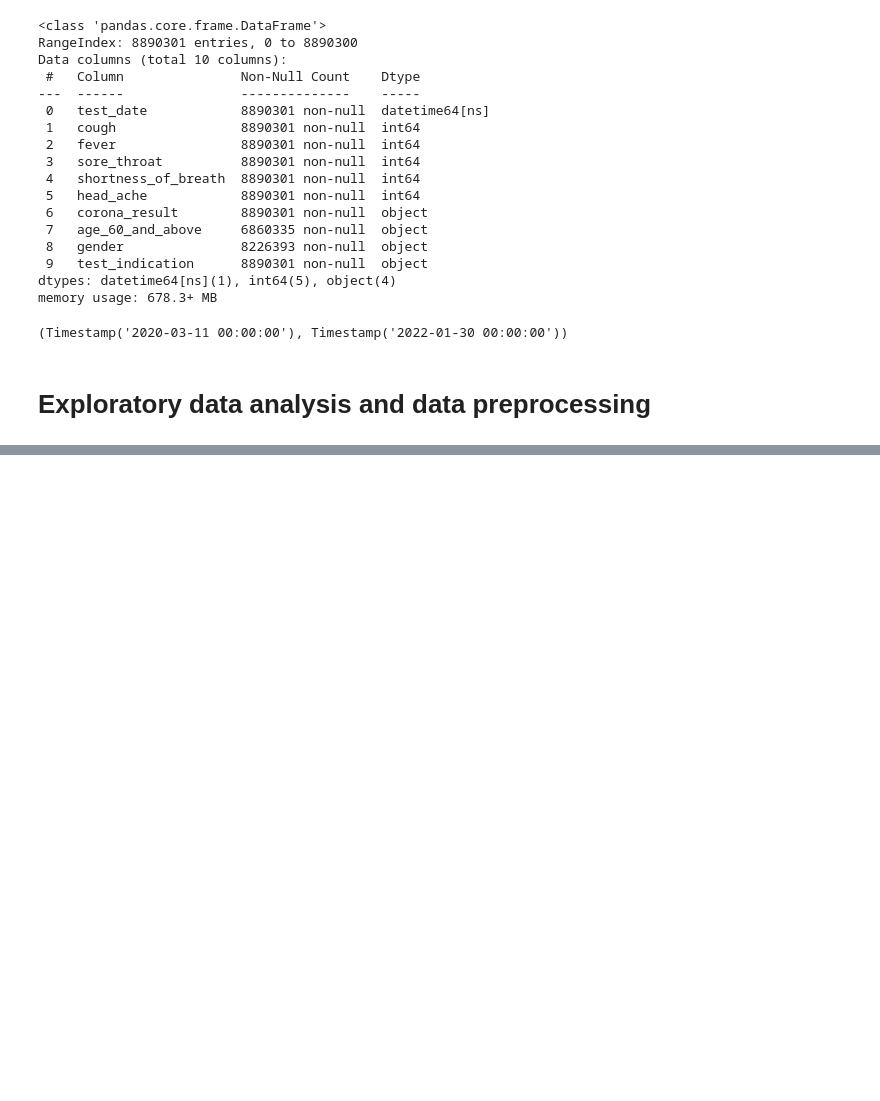
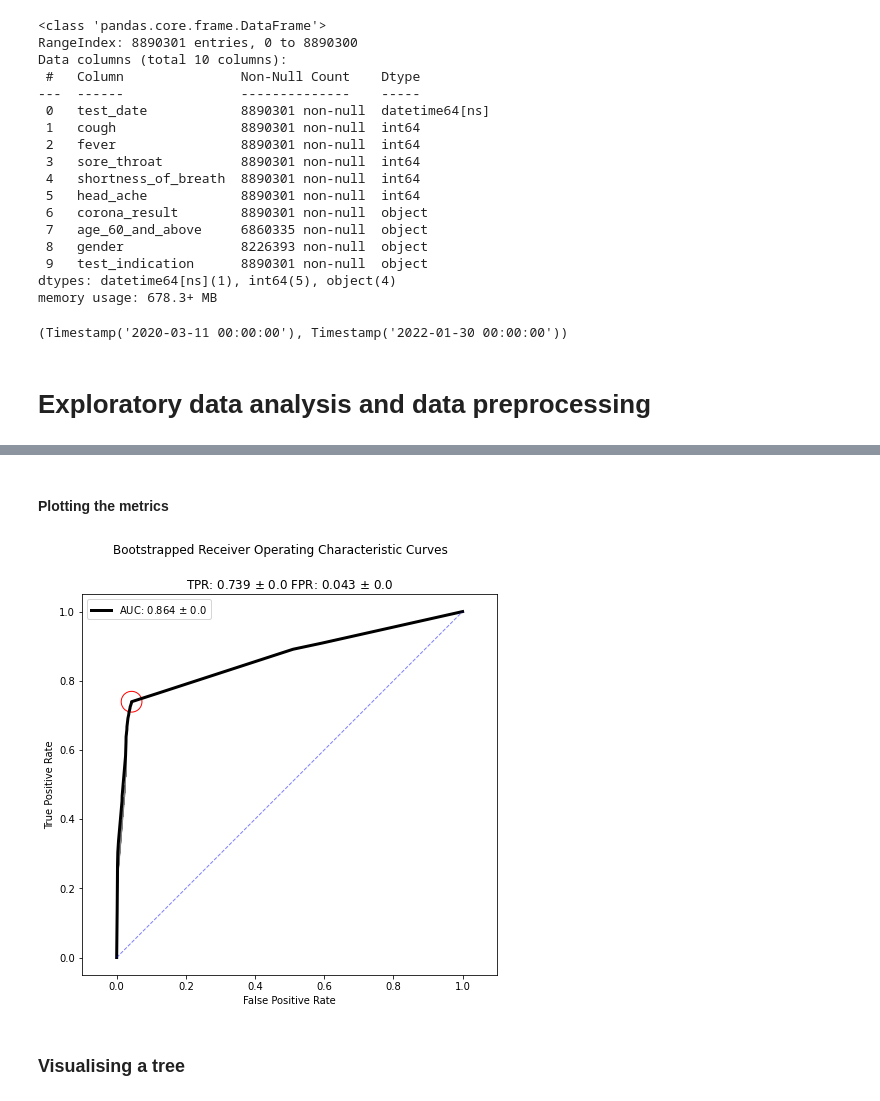
Before and after one commit to ct746/covidpred, a Jupyter notebook: notebooks/chris_hackathon.ipynb, the cells around one changed output, grey strips where cells are left out. Saved outputs shown, nothing was run; the diff lists cells and outputs as text; code cells hidden in the pictures; blank space fills up the shorter version.

```diff
--- a/notebooks/chris_hackathon.ipynb
+++ b/notebooks/chris_hackathon.ipynb
@@ -199,0 +371,3 @@ data = pd.get_dummies(data)
+# %%
+# Compute the predictions for the test set, selecting the probability of predicting 1, not 0.
+scores = booster.predict_proba(X_test)[:, 1]
@@ -199,0 +474,7 @@ data = pd.get_dummies(data)
+# %%
+# The optimal threshold here is the one which gives the largest difference between the TPR and FPR. This can be changed depending on, for example, whether or not
+# to prioritise TPR (how many predictions correctly predicted a positive assay result) or the FPR (overestimating by increasing the type I error), by adding a
+# sample weight in the roc_curve function.
+metrics = Metrics(y_test, scores)
+
+metrics.threshold
@@ -199,0 +579,10 @@ data = pd.get_dummies(data)
+# %%
+# Specify the number of bootstrap samples, currently set at 200. This is typically set to 1,000 or even 10,000, depending on how many combinations there are.
+random_states = np.arange(200)
+# %%
+# Parallelise the calculation of metrics for bootstrap samples.
+with track_batch_completion(progress_bar=tqdm(desc='Bootstrap', total=len(random_states))):
+    bootstrap_metrics = Parallel(n_jobs=12)(delayed(calculate_metrics_bootstrap_sample)(random_state)
+                                            for random_state in random_states)
+# %% [markdown]
+#### Plotting the metrics
@@ -199,0 +591,45 @@ data = pd.get_dummies(data)
+# %%
+# Initialise a figure with a subplot.
+fig, ax = plt.subplots(figsize=(10, 7))
+
+# Set the aspect to equal so the circle does not become an oval!
+ax.set_aspect('equal', adjustable='box')
+
+# Iterate through the bootstrap sample ROC curves and plot them all.
+for bootstrap_metric in bootstrap_metrics:
+    ax.plot(bootstrap_metric.fpr, bootstrap_metric.tpr, color='grey', alpha=0.01, lw=1)
+
+# Compute the mean and std of the distribution of bootstrap AUC values.
+roc_auc_mean = np.round(np.mean([bootstrap_metric.roc_auc for bootstrap_metric in bootstrap_metrics]), 3)
+roc_auc_std = np.round(np.std([bootstrap_metric.roc_auc for bootstrap_metric in bootstrap_metrics]), 3)
+
+# Plot the original ROC curve.
+ax.plot(metrics.fpr, metrics.tpr, color='black', lw=3, label=f'AUC: {roc_auc_mean} $\pm$ {roc_auc_std}')
+
+# Plot the randomness line.
+ax.plot([0, 1], [0, 1], color='blue', lw=1, linestyle="--", alpha=0.5)
+
+# Set the limits of the plot and the axis labels.
+ax.set_xlim(-0.1, 1.1)
+ax.set_xlabel('False Positive Rate')
+ax.set_ylabel('True Positive Rate')
+
+# Compute the mean and std of the distribution of bootstrap optimal TPR and FPR values.
+tpr_mean = np.round(np.mean([bootstrap_metric.metrics['TPR'] for bootstrap_metric in bootstrap_metrics]), 3)
+tpr_std = np.round(np.std([bootstrap_metric.metrics['TPR'] for bootstrap_metric in bootstrap_metrics]), 3)
+fpr_mean = np.round(np.mean([bootstrap_metric.metrics['FPR'] for bootstrap_metric in bootstrap_metrics]), 3)
+fpr_std = np.round(np.std([bootstrap_metric.metrics['FPR'] for bootstrap_metric in bootstrap_metrics]), 3)
+
+# Circle the optimal threshold.
+ax.add_patch(plt.Circle((metrics.metrics['FPR'], metrics.metrics['TPR']), radius=0.03, color='r', fill=False))
+
+# Add a suptitle and subtitle, and a legend.
+fig.suptitle('Bootstrapped Receiver Operating Characteristic Curves')
+ax.set_title(f'''TPR: {tpr_mean} $\pm$ {tpr_std} FPR: {fpr_mean} $\pm$ {fpr_std}''')
+ax.legend()
+
+plt.show()
+# %% [output]
+[figure, added]
+# %% [markdown]
+### Visualising a tree
```
Also changed, not shown: parts of 61 cells of this notebook, 1 other file.
